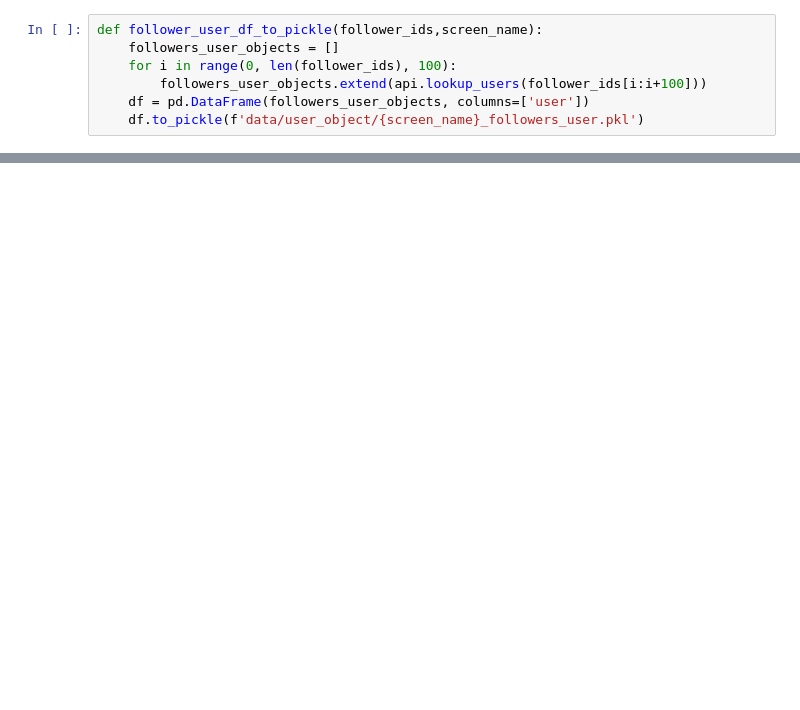
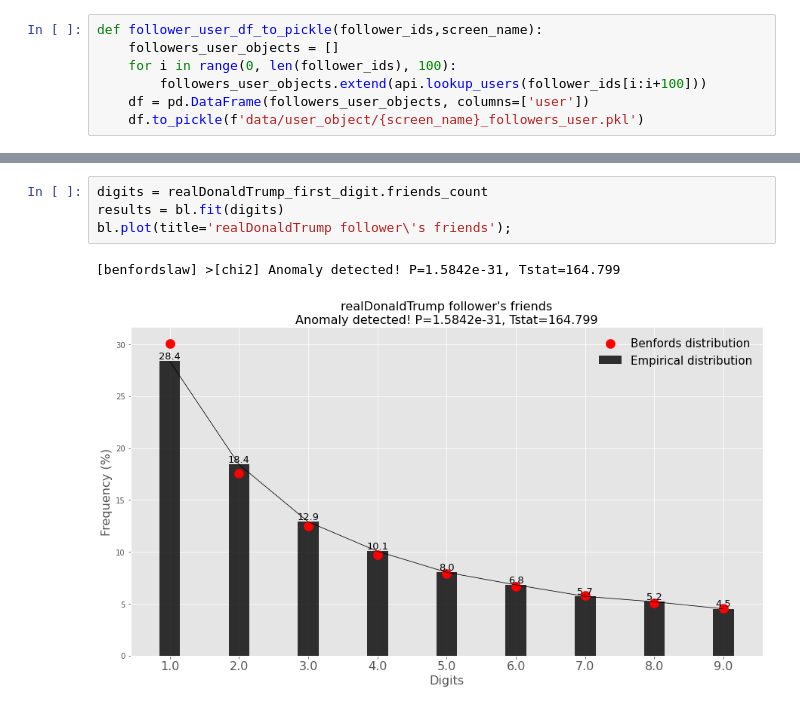
Before and after one commit to czengnn/Benfords-Law-with-Twitter, a Jupyter notebook: tweepy_to_user_object_df.ipynb, the cells around one changed output, grey strips where cells are left out. Drawn from its saved outputs; the diff is of its cells as text; blank space fills up the shorter version.

```diff
--- a/tweepy_to_user_object_df.ipynb
+++ b/tweepy_to_user_object_df.ipynb
@@ -73,0 +126,7 @@ realDonaldTrump_followers_user.user[0].friends_count
+# %%
+digits = realDonaldTrump_first_digit.friends_count
+results = bl.fit(digits)
+bl.plot(title='realDonaldTrump follower\'s friends');
+# %% [output]
+[benfordslaw] >[chi2] Anomaly detected! P=1.5842e-31, Tstat=164.799
+[figure, added]
```
Also changed, not shown: parts of 27 cells of this notebook, 1 other file.
